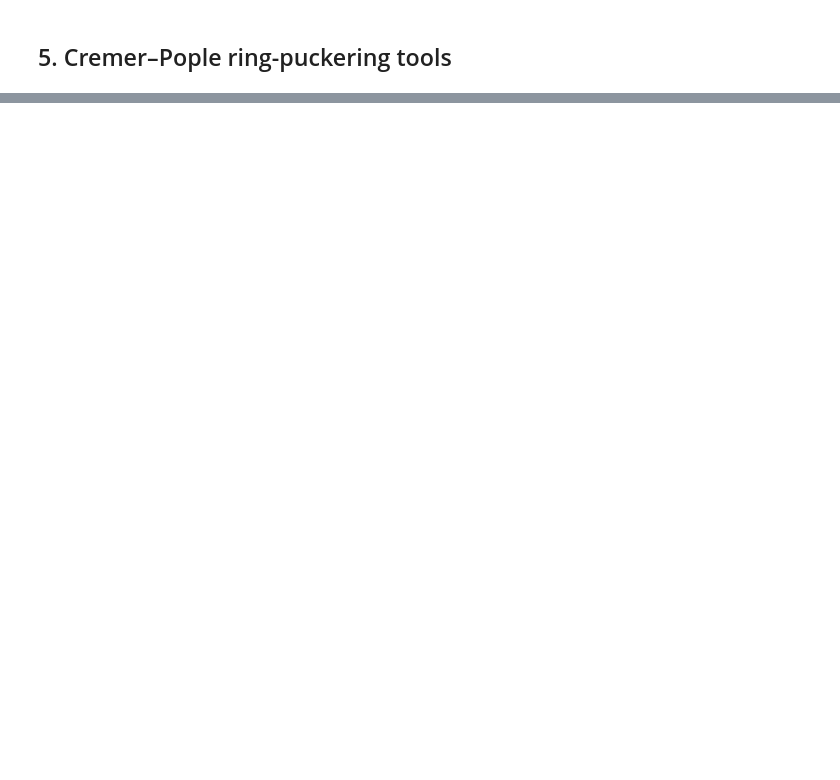
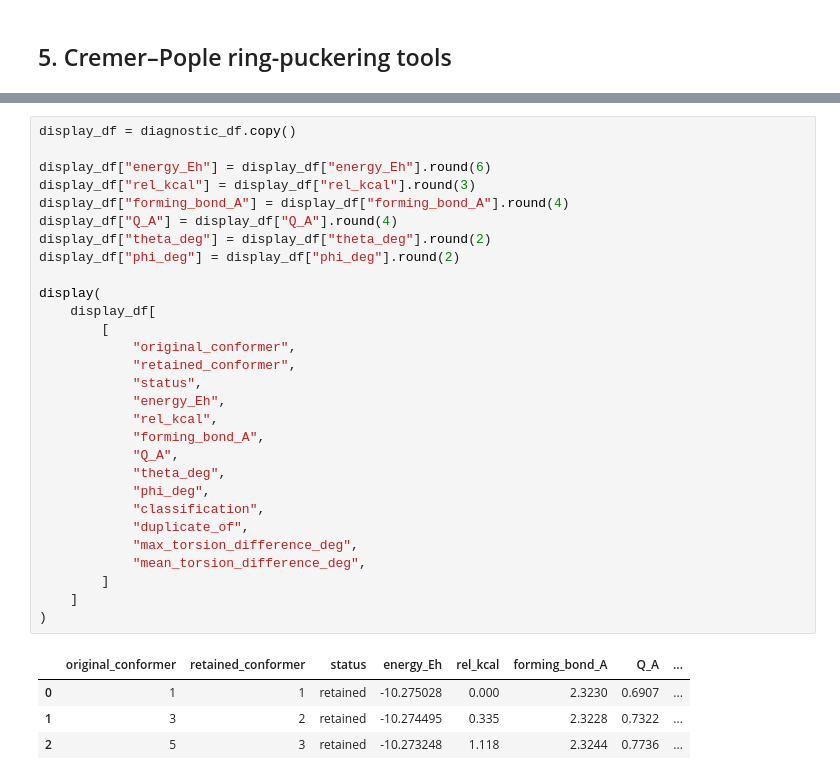
Before and after one commit to bangaru01/C_programing, a Jupyter notebook: TS_ring_pucker_CREST.ipynb, the cells around one changed output, grey strips where cells are left out. Drawn from its saved outputs; the diff is of its cells as text; blank space fills up the shorter version.

```diff
--- a/TS_ring_pucker_CREST.ipynb
+++ b/TS_ring_pucker_CREST.ipynb
@@ -285,0 +1121,34 @@ batch_df
+# %%
+display_df = diagnostic_df.copy()
+
+display_df["energy_Eh"] = display_df["energy_Eh"].round(6)
+display_df["rel_kcal"] = display_df["rel_kcal"].round(3)
+display_df["forming_bond_A"] = display_df["forming_bond_A"].round(4)
+display_df["Q_A"] = display_df["Q_A"].round(4)
+display_df["theta_deg"] = display_df["theta_deg"].round(2)
+display_df["phi_deg"] = display_df["phi_deg"].round(2)
+
+display(
+    display_df[
+        [
+            "original_conformer",
+            "retained_conformer",
+            "status",
+            "energy_Eh",
+            "rel_kcal",
+            "forming_bond_A",
+            "Q_A",
+            "theta_deg",
+            "phi_deg",
+            "classification",
+            "duplicate_of",
+            "max_torsion_difference_deg",
+            "mean_torsion_difference_deg",
+        ]
+    ]
+)
+# %% [output]
+|  | original_conformer | retained_conformer | status | energy_Eh | rel_kcal | forming_bond_A | Q_A | ... |
+| 0 | 1 | 1 | retained | -10.275028 | 0.000 | 2.3230 | 0.6907 | ... |
+| 1 | 3 | 2 | retained | -10.274495 | 0.335 | 2.3228 | 0.7322 | ... |
+| 2 | 5 | 3 | retained | -10.273248 | 1.118 | 2.3244 | 0.7736 | ... |
```
Also changed, not shown: parts of 60 cells of this notebook.
